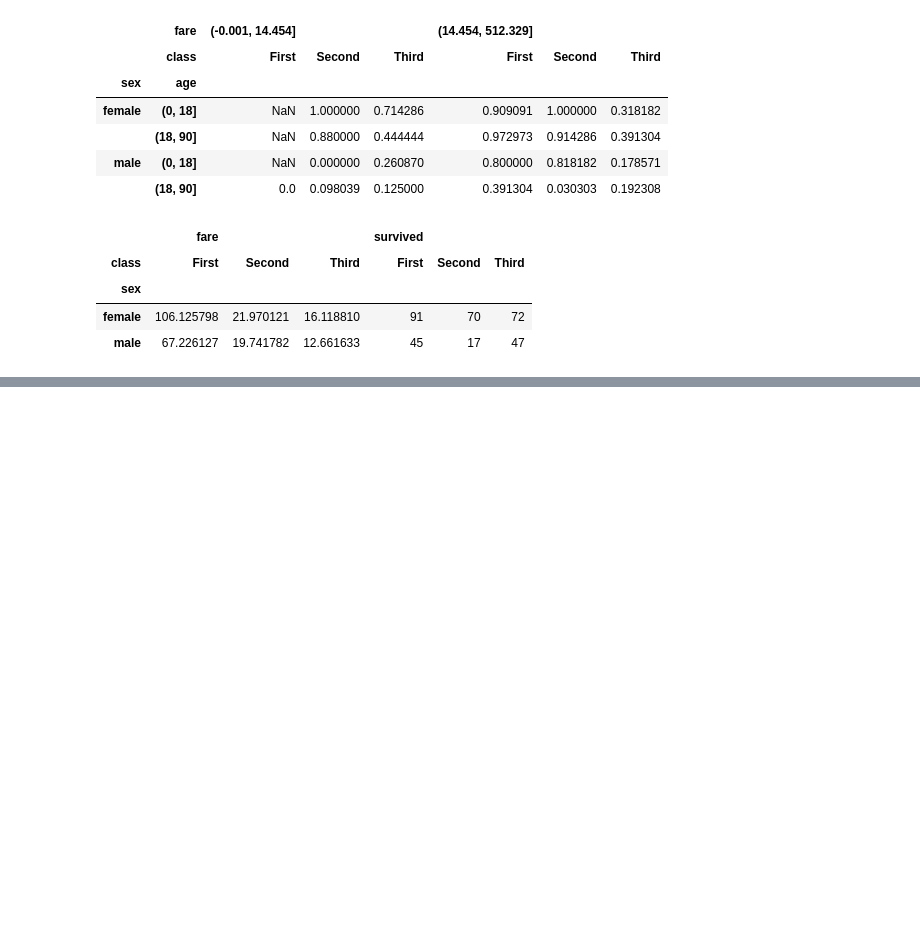
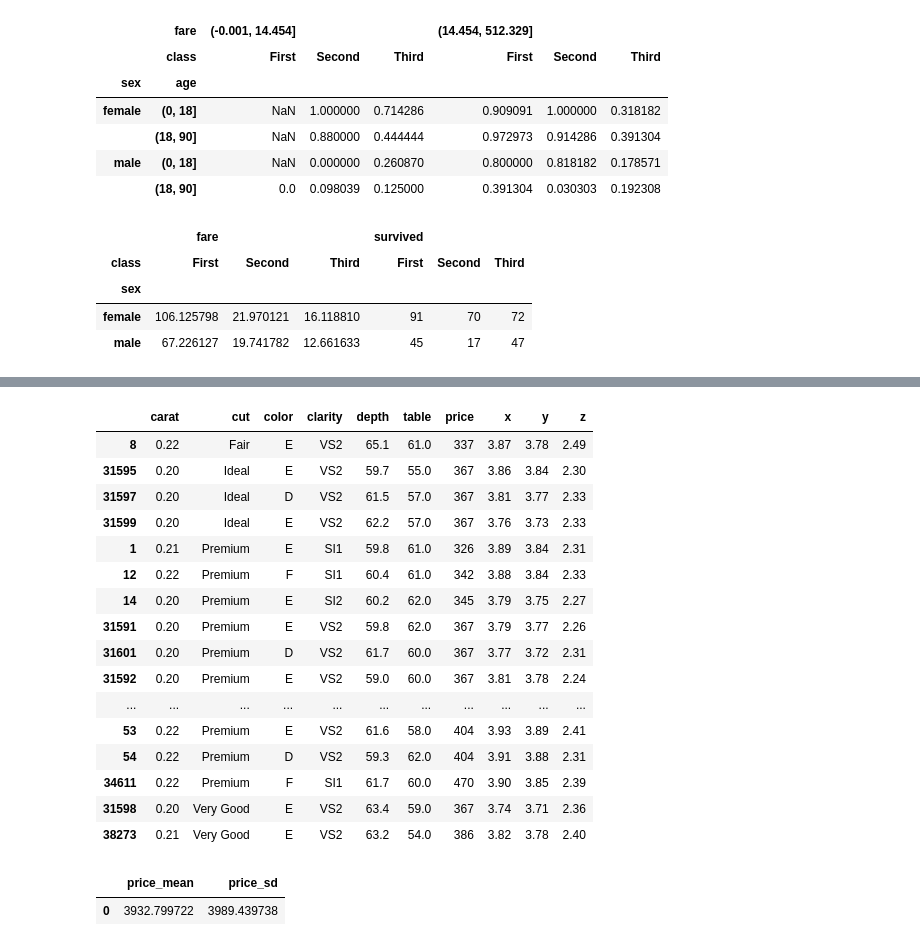
Before and after one commit to bevirgen/Data-Science---Artificial-Intelligence, a Jupyter notebook: 1. Python/2. Dr. M. Vahit Keskin/3. Pandas Basics/pandas_basics.ipynb, the cells around one changed output, grey strips where cells are left out. Saved outputs shown, nothing was run; the diff lists cells and outputs as text; code cells hidden in the pictures; blank space fills up the shorter version.

```diff
--- a/1. Python/2. Dr. M. Vahit Keskin/3. Pandas Basics/pandas_basics.ipynb
+++ b/1. Python/2. Dr. M. Vahit Keskin/3. Pandas Basics/pandas_basics.ipynb
@@ -1158,0 +1165,3 @@ df.pivot_table(index = 'sex', columns = 'class', aggfunc = {'survived':sum, 'far
+# %%
+df = diamonds.copy()
+df.head()
@@ -1158,0 +1328,25 @@ df.pivot_table(index = 'sex', columns = 'class', aggfunc = {'survived':sum, 'far
+# %%
+df >> group_by(X.cut) >> arrange(X.price, ascending = True) >> ungroup() >> mask(X.carat < 0.23)
+# %% [output]
+|  | carat | cut | color | clarity | depth | table | price | x | y | z |
+| 8 | 0.22 | Fair | E | VS2 | 65.1 | 61.0 | 337 | 3.87 | 3.78 | 2.49 |
+| 31595 | 0.20 | Ideal | E | VS2 | 59.7 | 55.0 | 367 | 3.86 | 3.84 | 2.30 |
+| 31597 | 0.20 | Ideal | D | VS2 | 61.5 | 57.0 | 367 | 3.81 | 3.77 | 2.33 |
+| 31599 | 0.20 | Ideal | E | VS2 | 62.2 | 57.0 | 367 | 3.76 | 3.73 | 2.33 |
+| 1 | 0.21 | Premium | E | SI1 | 59.8 | 61.0 | 326 | 3.89 | 3.84 | 2.31 |
+| 12 | 0.22 | Premium | F | SI1 | 60.4 | 61.0 | 342 | 3.88 | 3.84 | 2.33 |
+| 14 | 0.20 | Premium | E | SI2 | 60.2 | 62.0 | 345 | 3.79 | 3.75 | 2.27 |
+| 31591 | 0.20 | Premium | E | VS2 | 59.8 | 62.0 | 367 | 3.79 | 3.77 | 2.26 |
+| 31601 | 0.20 | Premium | D | VS2 | 61.7 | 60.0 | 367 | 3.77 | 3.72 | 2.31 |
+| 31592 | 0.20 | Premium | E | VS2 | 59.0 | 60.0 | 367 | 3.81 | 3.78 | 2.24 |
+| ... | ... | ... | ... | ... | ... | ... | ... | ... | ... | ... |
+| 53 | 0.22 | Premium | E | VS2 | 61.6 | 58.0 | 404 | 3.93 | 3.89 | 2.41 |
+| 54 | 0.22 | Premium | D | VS2 | 59.3 | 62.0 | 404 | 3.91 | 3.88 | 2.31 |
+| 34611 | 0.22 | Premium | F | SI1 | 61.7 | 60.0 | 470 | 3.90 | 3.85 | 2.39 |
+| 31598 | 0.20 | Very Good | E | VS2 | 63.4 | 59.0 | 367 | 3.74 | 3.71 | 2.36 |
+| 38273 | 0.21 | Very Good | E | VS2 | 63.2 | 54.0 | 386 | 3.82 | 3.78 | 2.40 |
+# %%
+df >> summarize(price_mean = X.price.mean(), price_sd =  X.price.std())
+# %% [output]
+|  | price_mean | price_sd |
+| 0 | 3932.799722 | 3989.439738 |
```
Also changed, not shown: parts of 49 cells of this notebook.
